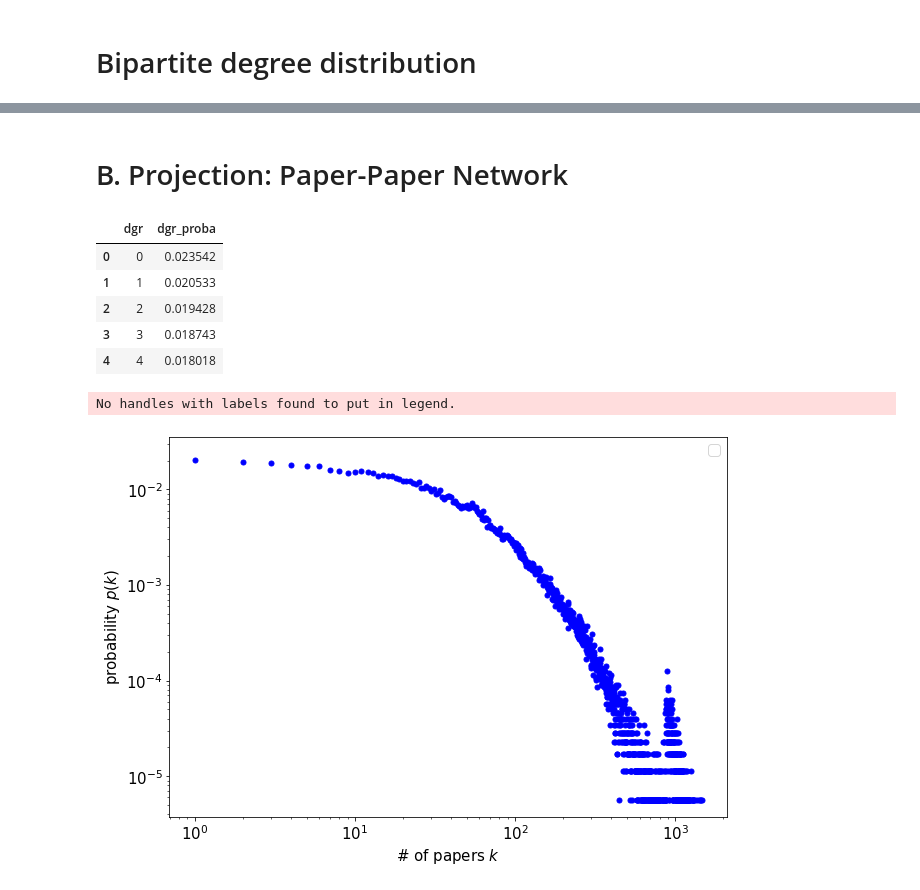
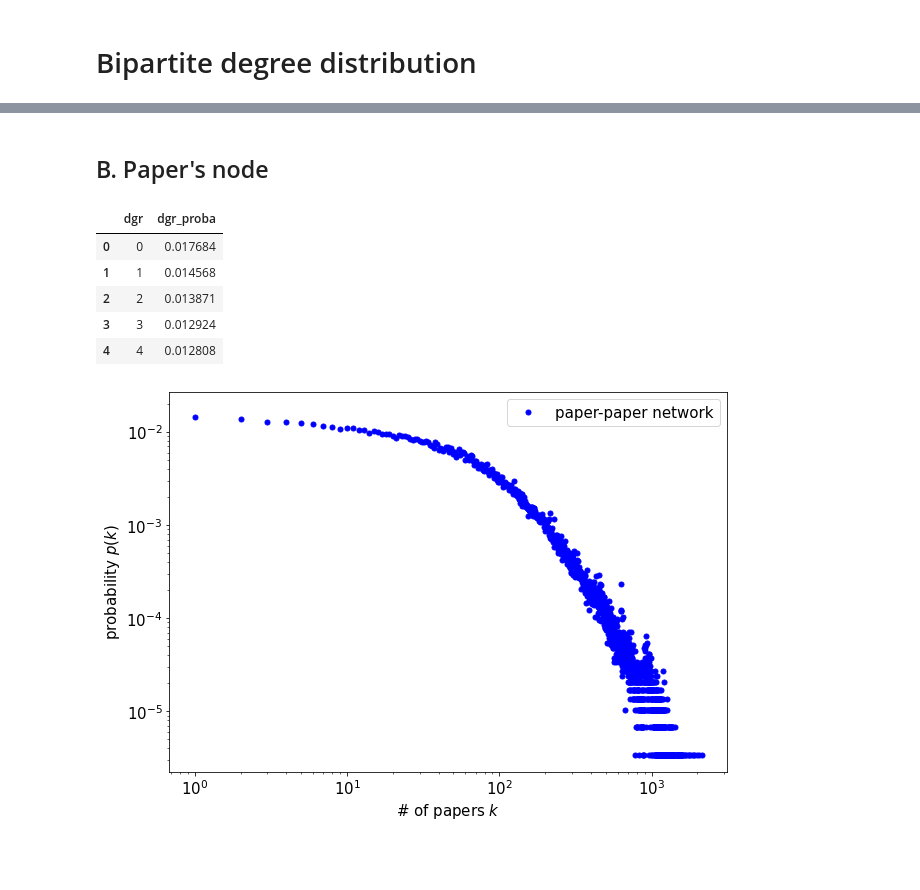
Before and after one commit to Owerre/citation-count-prediction, a Jupyter notebook: network_analytics/notebooks/network_analytics.ipynb, the cells around one changed output, grey strips where cells are left out. Cells and saved outputs as stored; diff of their text form; code cells hidden in the pictures; blank space fills up the shorter version.

```diff
--- a/network_analytics/notebooks/network_analytics.ipynb
+++ b/network_analytics/notebooks/network_analytics.ipynb
@@ -27,8 +27,6 @@ nwk = Network()  # Instantiate the class
 # %%
 df = pd.read_csv('../data/network_data.csv', sep = '\t')
 df.arXiv_id = df['arXiv_id'].astype(str) # convert to string
-df.dropna(inplace = True)
-df = df[df.year >= 2010] # from 2010
 print('Data size', df.shape)
-df.head(10)
+df.tail(10)
 # %% [output]
@@ -148,5 +162,5 @@ No handles with labels found to put in legend.
 # %% [markdown]
-# B. Projection: Paper-Paper Network
+## B. Paper's node
 # %%
 pG = nwk.projected_bigraph(G, paper_nodes)
 # %%
@@ -154,14 +168,13 @@ paper_dgr_, paper_dgr_proba_ = nwk.degree_dist(pG)
 paper_dgr_proba_.head()
 # %% [output]
 |  | dgr | dgr_proba |
-| 0 | 0 | 0.023542 |
-| 1 | 1 | 0.020533 |
-| 2 | 2 | 0.019428 |
-| 3 | 3 | 0.018743 |
-| 4 | 4 | 0.018018 |
+| 0 | 0 | 0.017684 |
+| 1 | 1 | 0.014568 |
+| 2 | 2 | 0.013871 |
+| 3 | 3 | 0.012924 |
+| 4 | 4 | 0.012808 |
 # %%
-nwk.plot_dgr_dist(paper_dgr_proba_, xlab = r'# of papers $k$',
-                  title = None, label = None)
+nwk.plot_dgr_dist(paper_dgr_proba_, xlab = r'# of papers $k$', title = None,
+                  label = 'paper-paper network')
 # %% [output]
-No handles with labels found to put in legend.
-[figure, old version]
+[figure, new version]
```
Also changed, not shown: parts of 13 cells of this notebook, 4 other files.
